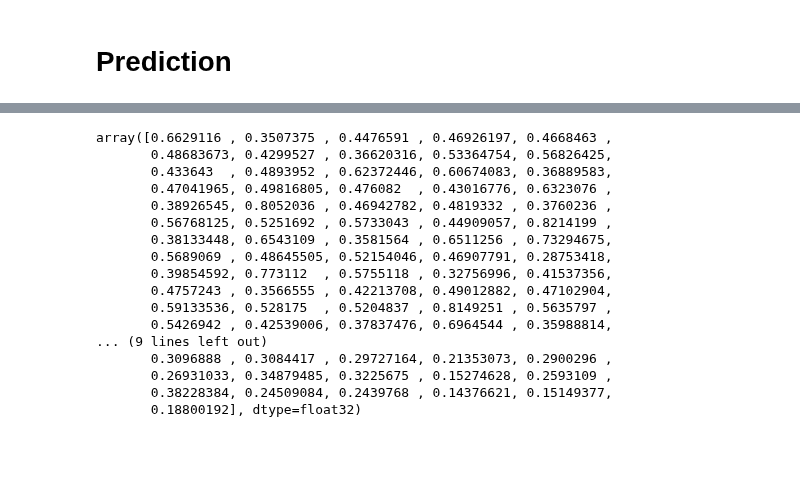
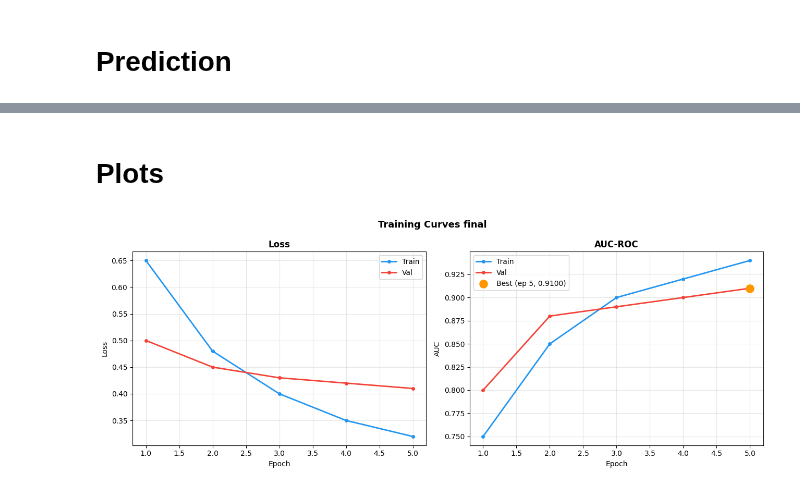
Before and after one commit to mrwhitewhite/HYGD_Dataset, a Jupyter notebook: notebooks/Main.ipynb, the cells around one changed output, grey strips where cells are left out. Saved outputs shown, nothing was run; the diff lists cells and outputs as text; code cells hidden in the pictures; blank space fills up the shorter version.

Commit message:
NB: visualisation test run

```diff
--- a/notebooks/Main.ipynb
+++ b/notebooks/Main.ipynb
@@ -757,6 +967,14 @@ Name: count, dtype: int64
 # model, history = train(train_df, val_df)
 # torch.save(model.state_dict(), cfg.FINAL_OUTPUT_DIR / "final_model.pt")
 # json.dump(history, open(cfg.FINAL_OUTPUT_DIR / "training_history.json", "w"))
+
+# mock history
+history = {
+    "train_loss": [0.65, 0.48, 0.40, 0.35, 0.32],
+    "val_loss": [0.50, 0.45, 0.43, 0.42, 0.41],
+    "train_auc": [0.75, 0.85, 0.90, 0.92, 0.94],
+    "val_auc": [0.80, 0.88, 0.89, 0.90, 0.91],
+}
 # %%
 # DISABLE ABOVE CELL AND RUN THIS CELL ONLY TO SKIP TRAINING STEP
 # DONT RUN THIS CELL IF YOU NEED TRAINING
@@ -798,24 +1002,0 @@ weighted avg       0.96      0.96      0.96       121
-# %%
-# save: probs, metrics, preds, cm
-np.save(here() / "tmp_model", probs)
-json.dump(metrics, open(here() / "tmp_model/metrics.json", "w"))
-np.save(here() / "tmp_model/preds.npy", preds)
-np.save(here() / "tmp_model/cm.npy", cm)
-# %% [output]
-array([0.6629116 , 0.3507375 , 0.4476591 , 0.46926197, 0.4668463 ,
-       0.48683673, 0.4299527 , 0.36620316, 0.53364754, 0.56826425,
-       0.433643  , 0.4893952 , 0.62372446, 0.60674083, 0.36889583,
-       0.47041965, 0.49816805, 0.476082  , 0.43016776, 0.6323076 ,
-       0.38926545, 0.8052036 , 0.46942782, 0.4819332 , 0.3760236 ,
-       0.56768125, 0.5251692 , 0.5733043 , 0.44909057, 0.8214199 ,
-       0.38133448, 0.6543109 , 0.3581564 , 0.6511256 , 0.73294675,
-       0.5689069 , 0.48645505, 0.52154046, 0.46907791, 0.28753418,
-       0.39854592, 0.773112  , 0.5755118 , 0.32756996, 0.41537356,
-       0.4757243 , 0.3566555 , 0.42213708, 0.49012882, 0.47102904,
-       0.59133536, 0.528175  , 0.5204837 , 0.8149251 , 0.5635797 ,
-       0.5426942 , 0.42539006, 0.37837476, 0.6964544 , 0.35988814,
-... (9 lines left out)
-       0.3096888 , 0.3084417 , 0.29727164, 0.21353073, 0.2900296 ,
-       0.26931033, 0.34879485, 0.3225675 , 0.15274628, 0.2593109 ,
-       0.38228384, 0.24509084, 0.2439768 , 0.14376621, 0.15149377,
-       0.18800192], dtype=float32)
@@ -823,0 +1003,6 @@ array([0.6629116 , 0.3507375 , 0.4476591 , 0.46926197, 0.4668463 ,
+# %% [markdown]
+# Plots
+# %%
+plot_training_curves(history, tag="final")
+# %% [output]
+[figure, added]
```
Also changed, not shown: parts of 11 cells of this notebook.
